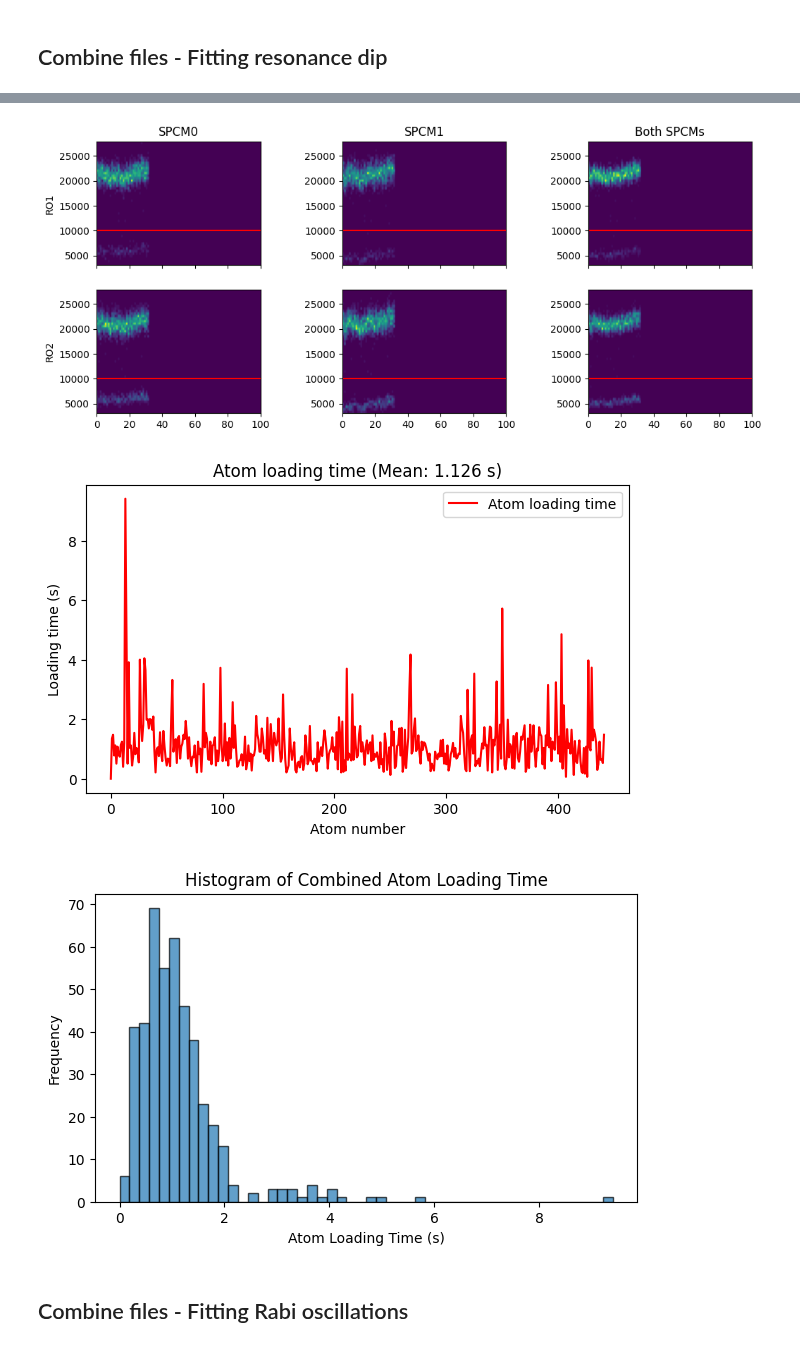
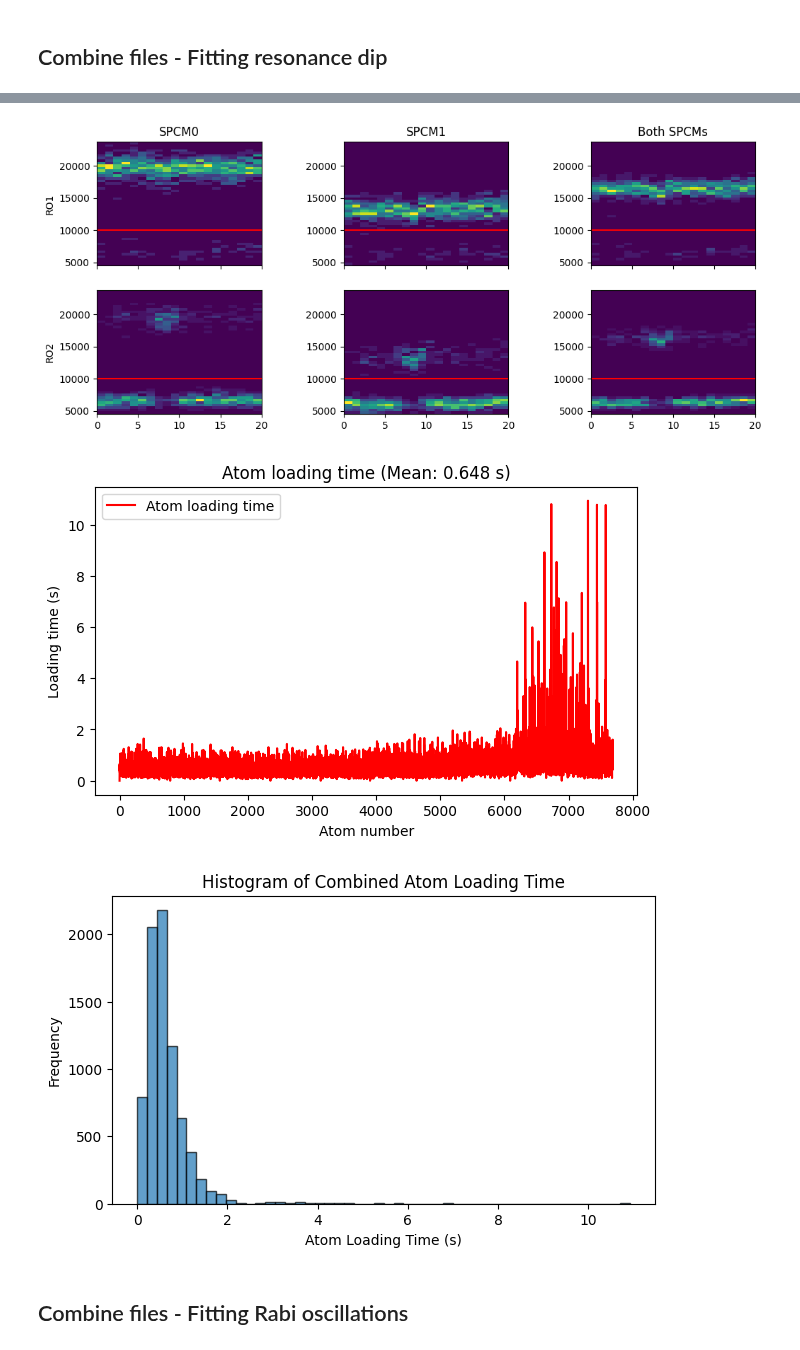
Before and after one commit to QuantumQuadrate/qn_artiq_routines, a Jupyter notebook: Analysis/Microwave analysis/Microwave_analysis_2025.ipynb, the cells around one changed output, grey strips where cells are left out. Drawn from its saved outputs; the diff is of its cells as text; code cells hidden in the pictures.

```diff
--- a/Analysis/Microwave analysis/Microwave_analysis_2025.ipynb
+++ b/Analysis/Microwave analysis/Microwave_analysis_2025.ipynb
@@ -2,7 +2,7 @@
 # Mapping atom analysis
 Valid for experiments from 2025-04-30 until ...
 # %%
-date_filters = ["2025-06-23"]
+date_filters = ["2025-07-07"]
 
 from matplotlib import pyplot as plt
 import matplotlib as mpl
@@ -79,14 +77,20 @@ file 15 (C:\Networking Experiment\artiq codes\artiq-master\results\2025-06-23\15
 With fitting the resonance for microwave scans
 
 """
-### the file(s) to analyze:
-file_indices = {
-    14:'',
-    # 46:'',
-    # 48:''
-}
+# ### the file(s) to analyze:
+# file_indices = {
+#     6:'',
+#     8:'',
+#     10:'',
+#     12:'',
+#     14:'',
+#     16:'',
+#     18:'',
+#     20:'',
+#     14:'',
+# }
 
-# file_indices = {i: '' for i in range(19, 33, 2)}
+file_indices = {i: '' for i in range(6, 25, 2)}
 
 compare = True # compare multiple files in the same retention and loading plots
 otsu_threshold = False # compute threshold using Otsu method instead doing it by eye. only work when require atom loading = False
@@ -376,6 +392,6 @@ center=338230533.2044, sigma=63688.0701, depth=1.0000
-[figure, old version]
+[figure, new version]
-[figure, old version]
+[figure, new version]
-[figure, old version]
+[figure, new version]
 # %% [markdown]
 ## Combine files - Fitting Rabi oscillations
 # %%
```
Also changed, not shown: parts of 2 cells of this notebook, 3 other files.
